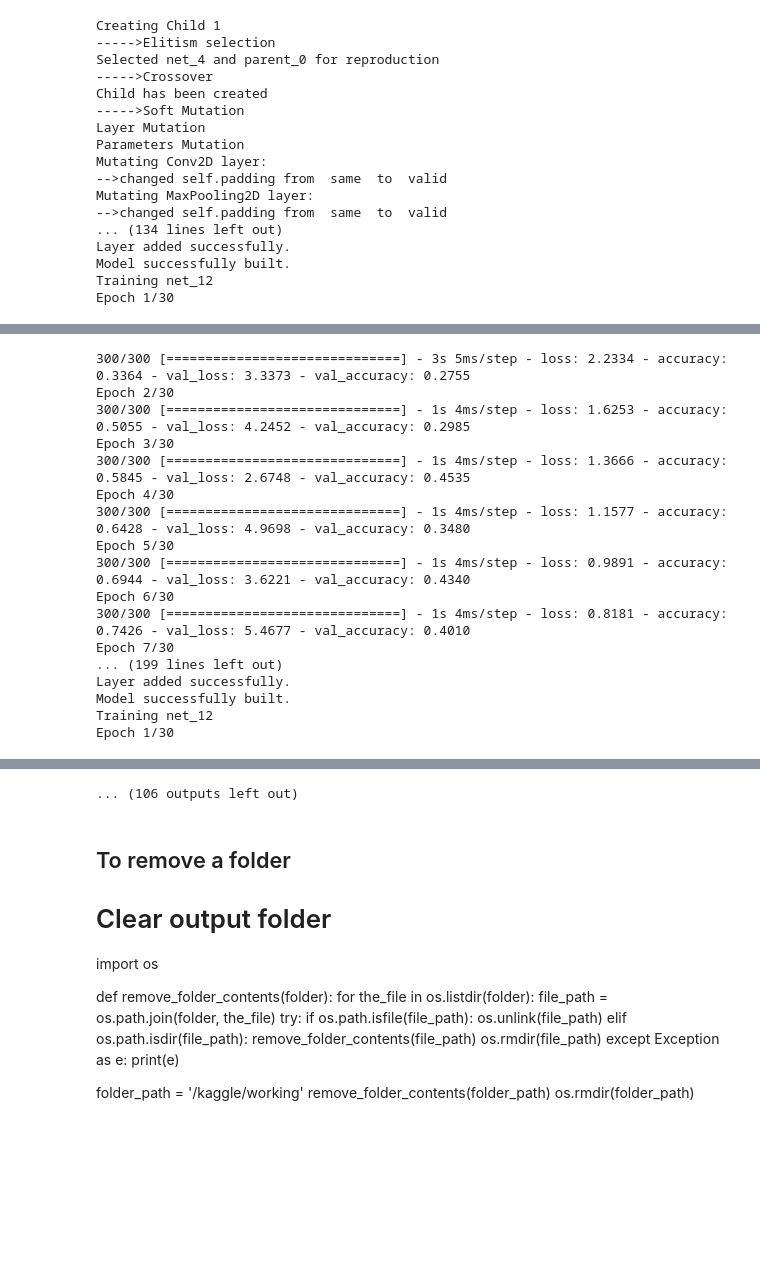
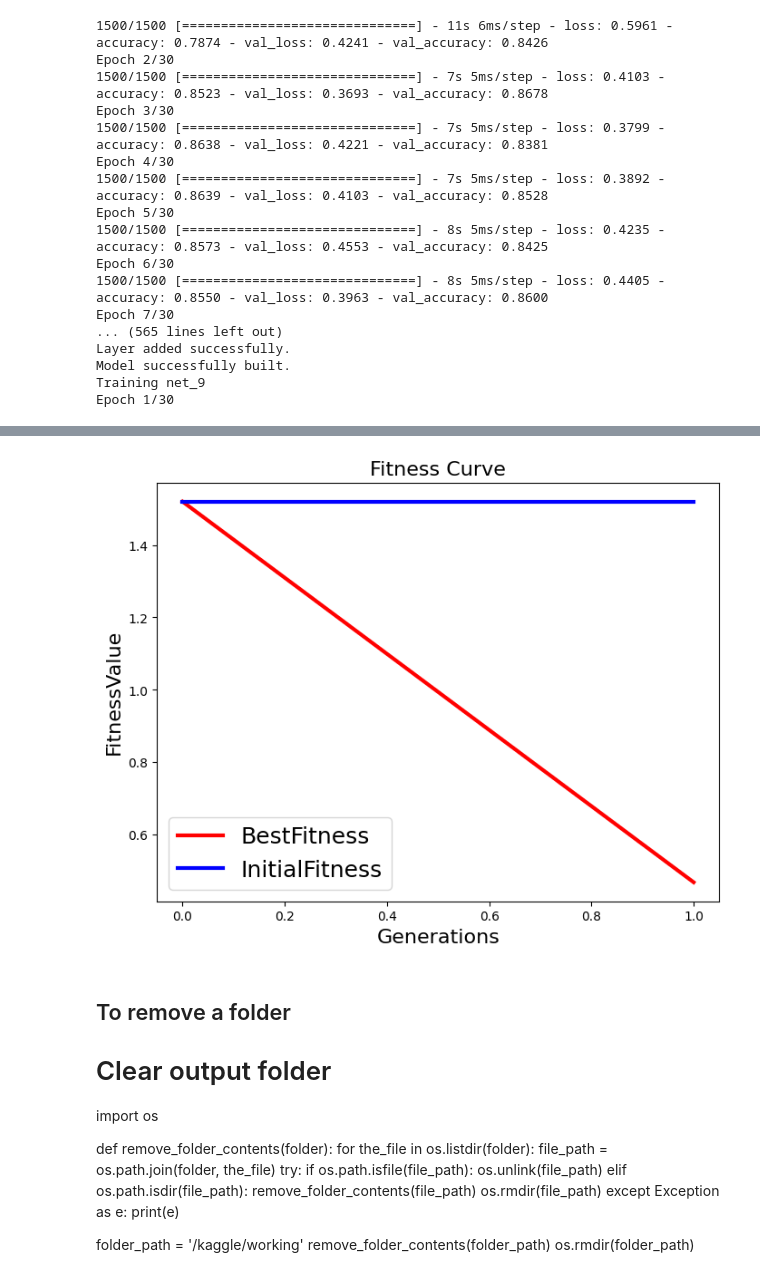
Before and after one commit to DevaSunder/Coding-works, a Jupyter notebook: vgg-1-trail-run.ipynb, the cells around one changed output, grey strips where cells are left out. Drawn from its saved outputs; the diff is of its cells as text; code cells hidden in the pictures; blank space fills up the shorter version.

Commit message:
Kaggle Notebook | vgg-1-trail-run | fashion_mnist_cnn_NAS

```diff
--- a/vgg-1-trail-run.ipynb
+++ b/vgg-1-trail-run.ipynb
@@ -22,7 +22,7 @@ def load_images_from_folder(folder_path, image_size):
 
     images = np.array(images)
     labels = np.array(labels)
-
+    print(labels)
     return images, labels
 
 def load_dataset(batch_size, num_classes, epochs, image_size, data_dir):
@@ -41,7 +41,7 @@ def load_dataset(batch_size, num_classes, epochs, image_size, data_dir):
     y_test = tf.keras.utils.to_categorical(y_test, num_classes)
 
     # Randomly select 500 images for validation
-    random_indices = np.random.choice(len(x_test), size=2000, replace=False)
+    random_indices = np.random.choice(len(x_test), size=10000, replace=False)
     x_val = x_test[random_indices]
     y_val = y_test[random_indices]
 
@@ -57,6 +57,10 @@ def load_dataset(batch_size, num_classes, epochs, image_size, data_dir):
         'y_test': y_test
     }
 
+    print("Dataset info")
+    print(dataset['x_train'].shape)
+    print(dataset['y_train'].shape)
+    print(dataset['y_train'])
     return dataset
 
 
@@ -1046,10 +1050,10 @@ def main():
         #batch_size = 8
         #batch_size = batch_size * strategy.num_replicas_in_sync
         batch_size = 32                       # the number of training examples in one forward/backward pass
-        num_classes = 20                       # number of cifar-10 dataset classes
+        num_classes = 10                       # number of cifar-10 dataset classes
         epochs = 30             # number of forward and backward passes of all the training examples
         image_size = (32,32) # Adjust this according to your image size
-        data_dir = '/kaggle/input/cifar-100-20classes'
+        data_dir = '/kaggle/input/fashion-mnist-dataset-images'
         '''
             dataset contains the hyper parameters for loading data and the dataset:
                 dataset = {
@@ -1064,8 +1068,8 @@ def main():
         '''
         #dataset = load_dataset(batch_size, num_classes, epochs)
         dataset=load_dataset(batch_size, num_classes, epochs, image_size, data_dir)
-        num_population = 10
-        num_generation = 20
+        num_population = 6
+        num_generation = 10
         num_offspring = 4
 
         # plot the best model obtained
@@ -1179,17 +1183,17 @@ Classification Error Rate: 0.6540000140666962
-Creating Child 1
------>Elitism selection
-Selected net_4 and parent_0 for reproduction
------>Crossover
-Child has been created
------>Soft Mutation
-Layer Mutation
-Parameters Mutation
-Mutating Conv2D layer:
--->changed self.padding from  same  to  valid
-Mutating MaxPooling2D layer:
--->changed self.padding from  same  to  valid
-... (134 lines left out)
+1500/1500 [==============================] - 11s 6ms/step - loss: 0.5961 - accuracy: 0.7874 - val_loss: 0.4241 - val_accuracy: 0.8426
+Epoch 2/30
+1500/1500 [==============================] - 7s 5ms/step - loss: 0.4103 - accuracy: 0.8523 - val_loss: 0.3693 - val_accuracy: 0.8678
+Epoch 3/30
+1500/1500 [==============================] - 7s 5ms/step - loss: 0.3799 - accuracy: 0.8638 - val_loss: 0.4221 - val_accuracy: 0.8381
+Epoch 4/30
+1500/1500 [==============================] - 7s 5ms/step - loss: 0.3892 - accuracy: 0.8639 - val_loss: 0.4103 - val_accuracy: 0.8528
+Epoch 5/30
+1500/1500 [==============================] - 8s 5ms/step - loss: 0.4235 - accuracy: 0.8573 - val_loss: 0.4553 - val_accuracy: 0.8425
+Epoch 6/30
+1500/1500 [==============================] - 8s 5ms/step - loss: 0.4405 - accuracy: 0.8550 - val_loss: 0.3963 - val_accuracy: 0.8600
+Epoch 7/30
+... (565 lines left out)
 Layer added successfully.
 Model successfully built.
-Training net_12
+Training net_9
 Epoch 1/30
@@ -1215,17 +1217,0 @@ Epoch 1/30
-300/300 [==============================] - 3s 5ms/step - loss: 2.2334 - accuracy: 0.3364 - val_loss: 3.3373 - val_accuracy: 0.2755
-Epoch 2/30
-300/300 [==============================] - 1s 4ms/step - loss: 1.6253 - accuracy: 0.5055 - val_loss: 4.2452 - val_accuracy: 0.2985
-Epoch 3/30
-300/300 [==============================] - 1s 4ms/step - loss: 1.3666 - accuracy: 0.5845 - val_loss: 2.6748 - val_accuracy: 0.4535
-Epoch 4/30
-300/300 [==============================] - 1s 4ms/step - loss: 1.1577 - accuracy: 0.6428 - val_loss: 4.9698 - val_accuracy: 0.3480
-Epoch 5/30
-300/300 [==============================] - 1s 4ms/step - loss: 0.9891 - accuracy: 0.6944 - val_loss: 3.6221 - val_accuracy: 0.4340
-Epoch 6/30
-300/300 [==============================] - 1s 4ms/step - loss: 0.8181 - accuracy: 0.7426 - val_loss: 5.4677 - val_accuracy: 0.4010
-Epoch 7/30
-... (199 lines left out)
-Layer added successfully.
-Model successfully built.
-Training net_12
-Epoch 1/30
@@ -1233,4 +1218,4 @@ Epoch 1/30
-... (106 outputs left out)
+[figure, added]
 # %% [markdown]
 ## To remove a folder
 # Clear output folder
```
Also changed, not shown: parts of 1 cell of this notebook.
